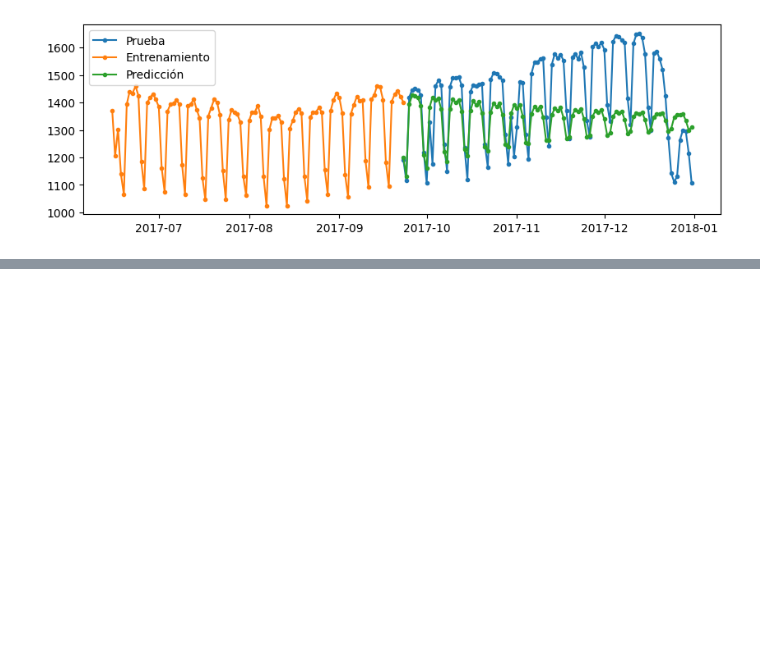
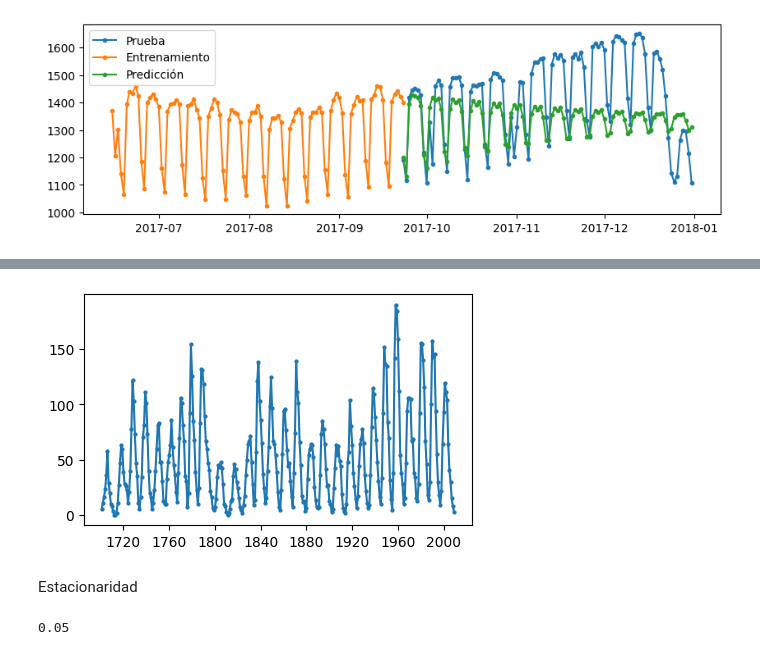
Before and after one commit to JhonZafra/Statistic_Concepts, a Jupyter notebook: SemanaXIV/ConceptosSeriesTiempo.ipynb, the cells around one changed output, grey strips where cells are left out. Drawn from its saved outputs; the diff is of its cells as text; code cells hidden in the pictures; blank space fills up the shorter version.

```diff
--- a/SemanaXIV/ConceptosSeriesTiempo.ipynb
+++ b/SemanaXIV/ConceptosSeriesTiempo.ipynb
@@ -304,0 +329,2 @@ plt.show()
+# %%
+df3 = sm.datasets.sunspots.load_pandas().data
@@ -304,0 +351,2 @@ plt.show()
+# %%
+df3.set_index(df3.YEAR, inplace= True)
@@ -304,0 +412,3 @@ plt.show()
+# %%
+df3.index = pd.Index(sm.tsa.datetools.dates_from_range('1700', '2008'))
+df3
@@ -304,0 +450,2 @@ plt.show()
+# %%
+df3.index.freq = df3.index.inferred_freq
@@ -304,0 +467,13 @@ plt.show()
+# %%
+plt.figure(figsize= (5,3))
+plt.plot(df3, '-o', markersize = 2)
+plt.show()
+# %% [output]
+[figure, added]
+# %% [markdown]
+Estacionaridad
+# %%
+fuller = adfuller(df3, autolag= 'AIC')
+fuller[1].round(2)
+# %% [output]
+0.05
```
Also changed, not shown: parts of 29 cells of this notebook.
